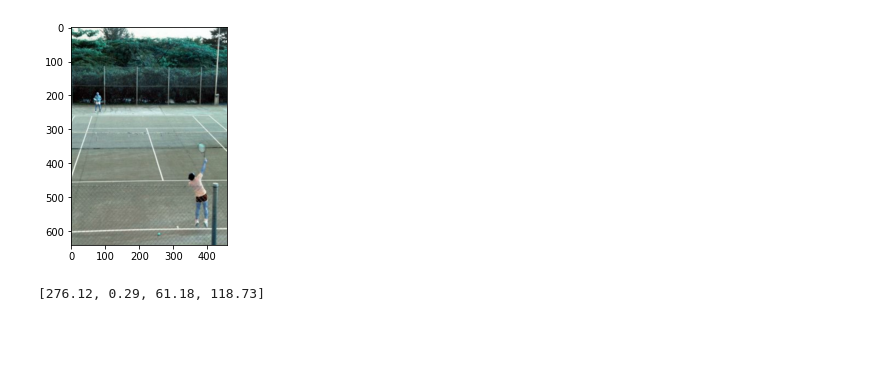
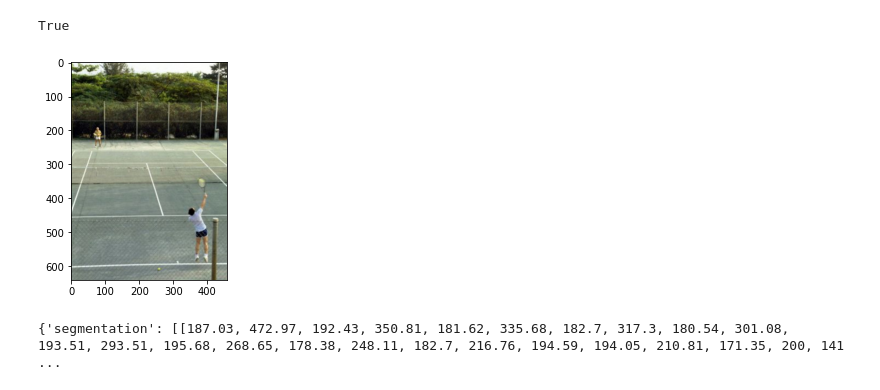
Before and after one commit to LittleSunfish/Human-Pose-Estimation, a Jupyter notebook: heatmap.ipynb, the cells around one changed output. Cells and saved outputs as stored; diff of their text form; code cells hidden in the pictures; blank space fills up the shorter version.

```diff
--- a/heatmap.ipynb
+++ b/heatmap.ipynb
@@ -9,10 +7,17 @@ img_path = "/home/sojeong/CV/deep-high-resolution-net.pytorch/data/coco/images/t
+# %%
+# Show image - by downloading the image
+img = cv2.imread(img_path,1)
+cv2.imwrite('hh.png',img)
+# %% [output]
+True
 # %%
 # Show images
 image = cv2.imread(img_path)
+image = cv2.cvtColor(image, cv2.COLOR_BGR2RGB)
 plt.imshow(image)
 plt.show()
 # %% [output]
-[figure, old version]
+[figure, new version]
 # %%
 # gaussian heatmap
 
@@ -43,4 +43,0 @@ bounding_box = target_data['bbox']
-# %%
-bounding_box #[x,y,width, height]
-# %% [output]
-[276.12, 0.29, 61.18, 118.73]
@@ -46,0 +49,4 @@ bounding_box #[x,y,width, height]
+# %%
+print(target_data)
+# %% [output]
+{'segmentation': [[187.03, 472.97, 192.43, 350.81, 181.62, 335.68, 182.7, 317.3, 180.54, 301.08, 193.51, 293.51, 195.68, 268.65, 178.38, 248.11, 182.7, 216.76, 194.59, 194.05, 210.81, 171.35, 200, 141 ...
```
Also changed, not shown: parts of 9 cells of this notebook.
